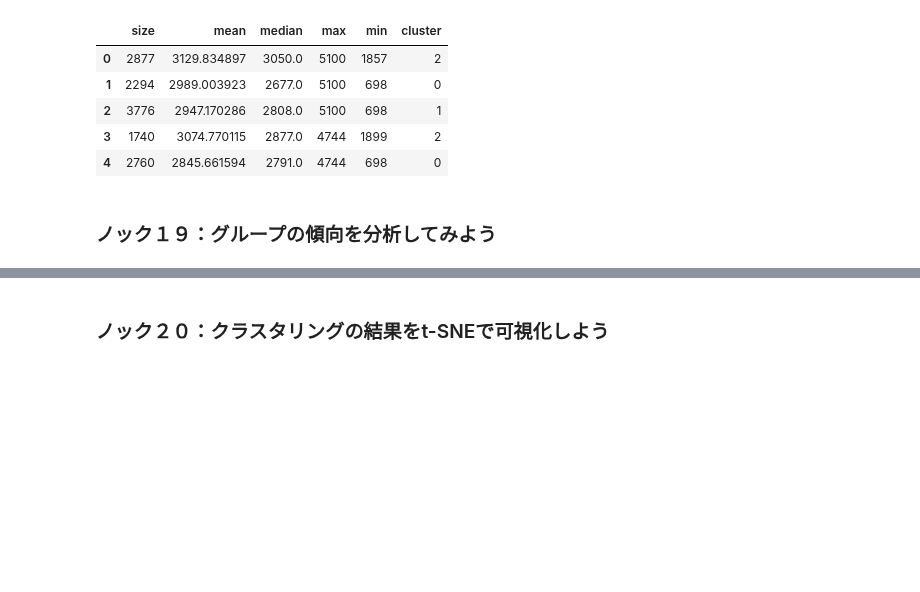
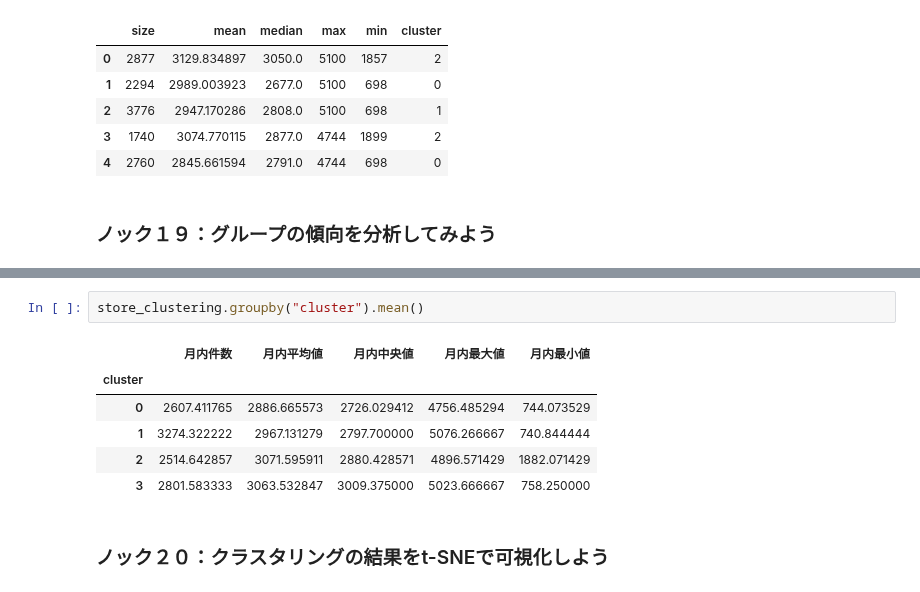
Before and after one commit to winuim/python-lm-system-100, a Jupyter notebook: chapter-2/chapter-2.ipynb, the cells around one changed output, grey strips where cells are left out. Cells and saved outputs as stored; diff of their text form; blank space fills up the shorter version.

```diff
--- a/chapter-2/chapter-2.ipynb
+++ b/chapter-2/chapter-2.ipynb
@@ -281,2 +296,11 @@ store_clustering.head()
+# %%
+store_clustering.groupby("cluster").mean()
+# %% [output]
+|  | 月内件数 | 月内平均値 | 月内中央値 | 月内最大値 | 月内最小値 |
+| cluster |  |  |  |  |  |
+| 0 | 2607.411765 | 2886.665573 | 2726.029412 | 4756.485294 | 744.073529 |
+| 1 | 3274.322222 | 2967.131279 | 2797.700000 | 5076.266667 | 740.844444 |
+| 2 | 2514.642857 | 3071.595911 | 2880.428571 | 4896.571429 | 1882.071429 |
+| 3 | 2801.583333 | 3063.532847 | 3009.375000 | 5023.666667 | 758.250000 |
 # %% [markdown]
 ### ノック２０：クラスタリングの結果をt-SNEで可視化しよう
```
Also changed, not shown: parts of 6 cells of this notebook.
